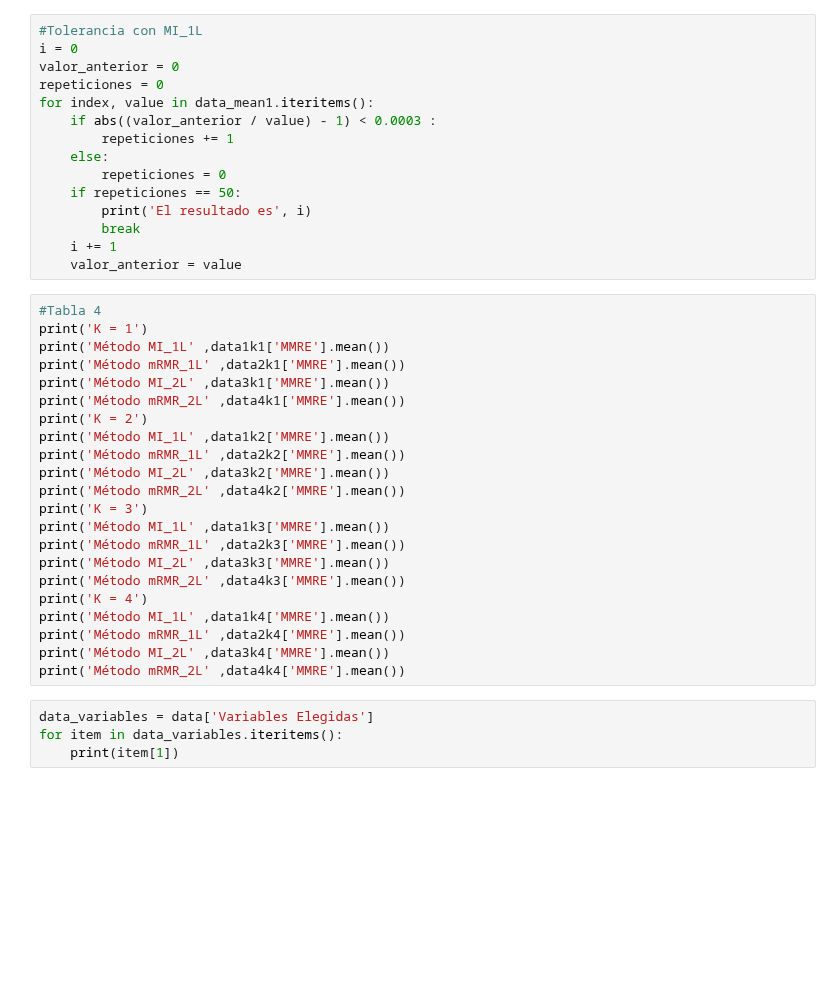
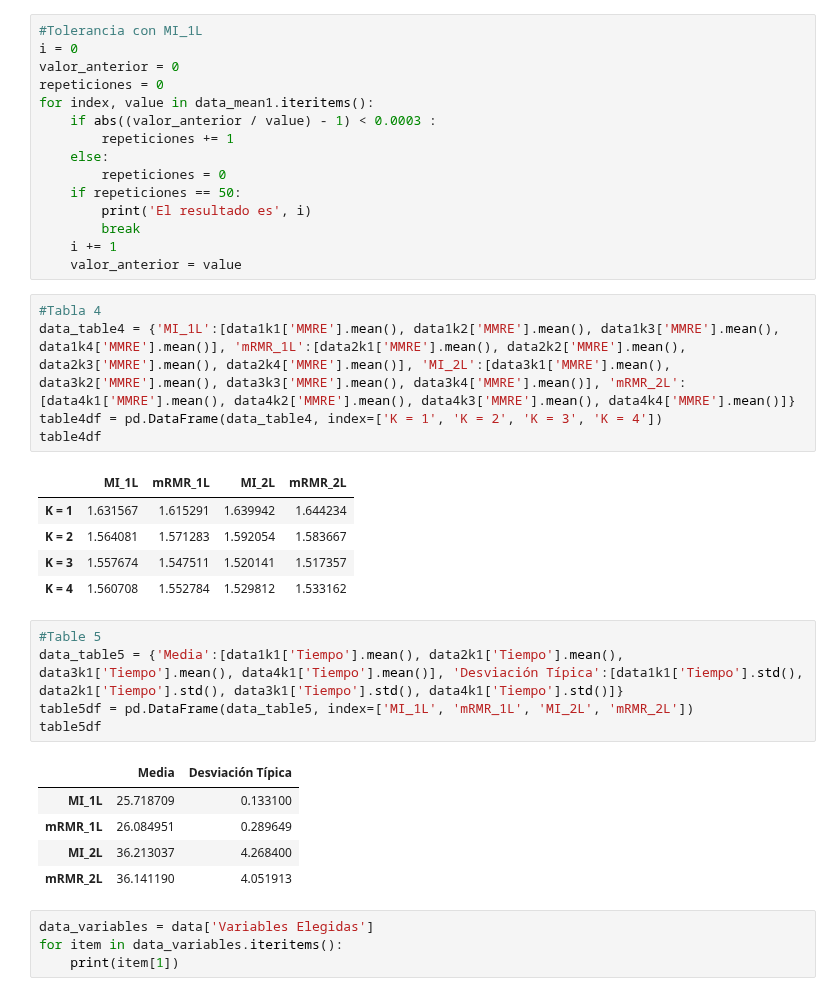
Before and after one commit to ivanajenjo/TFG, a Jupyter notebook: src/graficas.ipynb, the cells around one changed output. Cells and saved outputs as stored; diff of their text form; blank space fills up the shorter version.

```diff
--- a/src/graficas.ipynb
+++ b/src/graficas.ipynb
@@ -85,28 +85,28 @@ for index, value in data_mean1.iteritems():
         break
     i += 1
     valor_anterior = value
-# %%
-#Tabla 4
-print('K = 1')
-print('Método MI_1L' ,data1k1['MMRE'].mean())
-print('Método mRMR_1L' ,data2k1['MMRE'].mean())
-print('Método MI_2L' ,data3k1['MMRE'].mean())
-print('Método mRMR_2L' ,data4k1['MMRE'].mean())
-print('K = 2')
-print('Método MI_1L' ,data1k2['MMRE'].mean())
-print('Método mRMR_1L' ,data2k2['MMRE'].mean())
-print('Método MI_2L' ,data3k2['MMRE'].mean())
-print('Método mRMR_2L' ,data4k2['MMRE'].mean())
-print('K = 3')
-print('Método MI_1L' ,data1k3['MMRE'].mean())
-print('Método mRMR_1L' ,data2k3['MMRE'].mean())
-print('Método MI_2L' ,data3k3['MMRE'].mean())
-print('Método mRMR_2L' ,data4k3['MMRE'].mean())
-print('K = 4')
-print('Método MI_1L' ,data1k4['MMRE'].mean())
-print('Método mRMR_1L' ,data2k4['MMRE'].mean())
-print('Método MI_2L' ,data3k4['MMRE'].mean())
-print('Método mRMR_2L' ,data4k4['MMRE'].mean())
+# %%
+#Tabla 4
+data_table4 = {'MI_1L':[data1k1['MMRE'].mean(), data1k2['MMRE'].mean(), data1k3['MMRE'].mean(), data1k4['MMRE'].mean()], 'mRMR_1L':[data2k1['MMRE'].mean(), data2k2['MMRE'].mean(), data2k3['MMRE'].mean(), data2k4['MMRE'].mean()], 'MI_2L':[data3k1['MMRE'].mean(), data3k2['MMRE'].mean(), data3k3['MMRE'].mean(), data3k4['MMRE'].mean()], 'mRMR_2L':[data4k1['MMRE'].mean(), data4k2['MMRE'].mean(), data4k3['MMRE'].mean(), data4k4['MMRE'].mean()]}
+table4df = pd.DataFrame(data_table4, index=['K = 1', 'K = 2', 'K = 3', 'K = 4'])
+table4df
+# %% [output]
+|  | MI_1L | mRMR_1L | MI_2L | mRMR_2L |
+| K = 1 | 1.631567 | 1.615291 | 1.639942 | 1.644234 |
+| K = 2 | 1.564081 | 1.571283 | 1.592054 | 1.583667 |
+| K = 3 | 1.557674 | 1.547511 | 1.520141 | 1.517357 |
+| K = 4 | 1.560708 | 1.552784 | 1.529812 | 1.533162 |
+# %%
+#Table 5
+data_table5 = {'Media':[data1k1['Tiempo'].mean(), data2k1['Tiempo'].mean(), data3k1['Tiempo'].mean(), data4k1['Tiempo'].mean()], 'Desviación Típica':[data1k1['Tiempo'].std(), data2k1['Tiempo'].std(), data3k1['Tiempo'].std(), data4k1['Tiempo'].std()]}
+table5df = pd.DataFrame(data_table5, index=['MI_1L', 'mRMR_1L', 'MI_2L', 'mRMR_2L'])
+table5df
+# %% [output]
+|  | Media | Desviación Típica |
+| MI_1L | 25.718709 | 0.133100 |
+| mRMR_1L | 26.084951 | 0.289649 |
+| MI_2L | 36.213037 | 4.268400 |
+| mRMR_2L | 36.141190 | 4.051913 |
 # %%
 data_variables = data['Variables Elegidas']
 for item in data_variables.iteritems():
```
